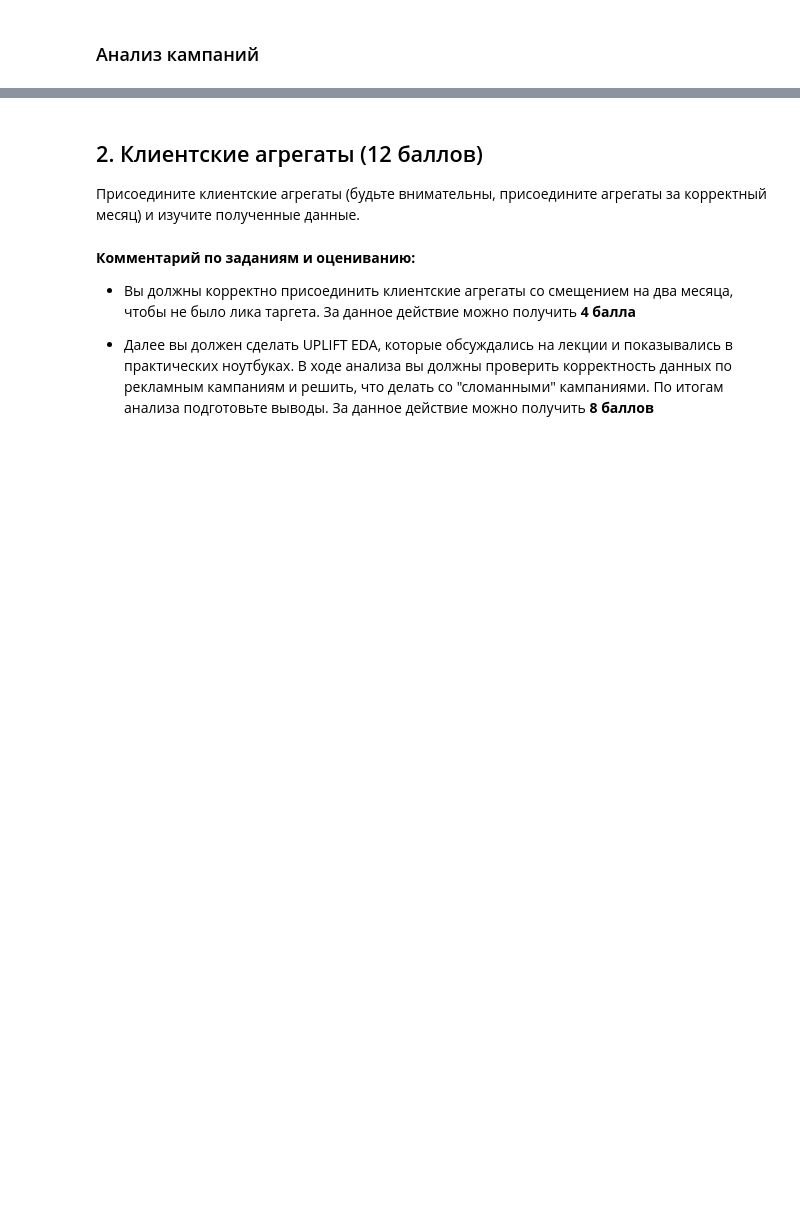
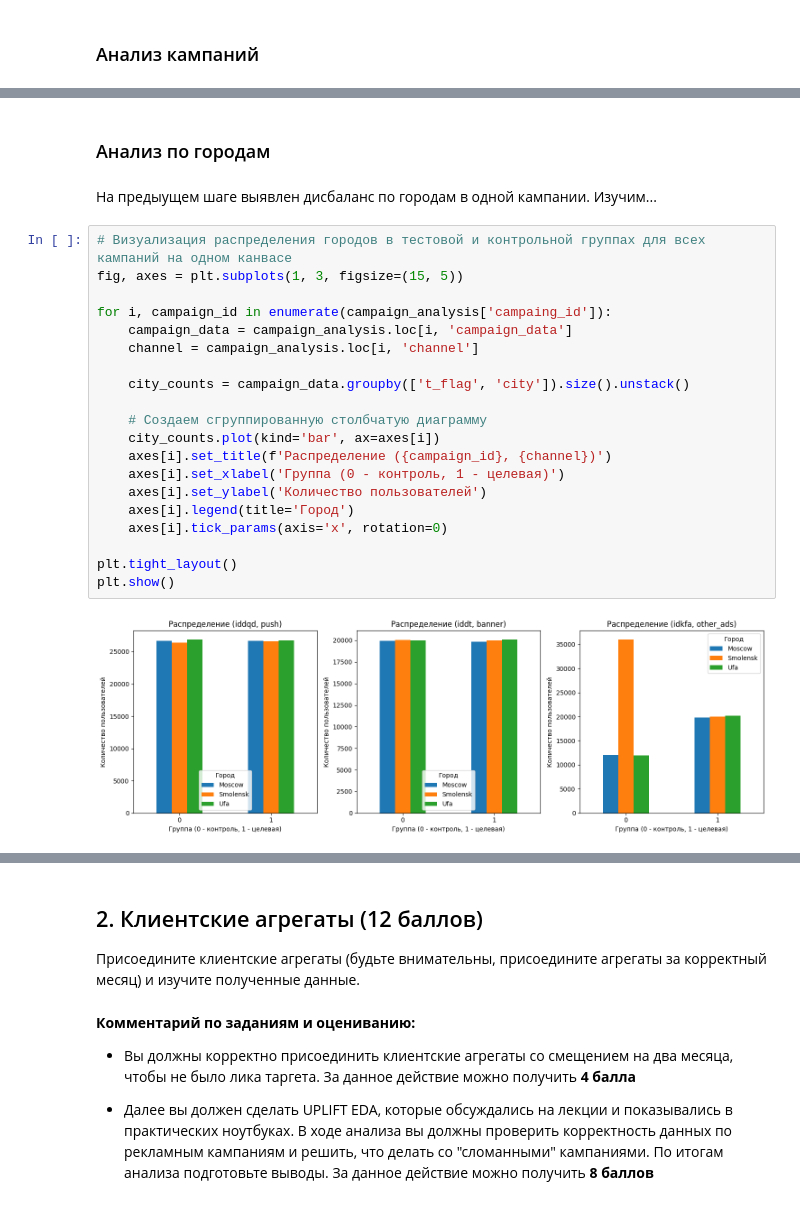
Before and after one commit to psaw/hse-ai24-ml, a Jupyter notebook: hw-6/AI_HW6_uplift.ipynb, the cells around one changed output, grey strips where cells are left out. Saved outputs shown, nothing was run; the diff lists cells and outputs as text; blank space fills up the shorter version.

```diff
--- a/hw-6/AI_HW6_uplift.ipynb
+++ b/hw-6/AI_HW6_uplift.ipynb
@@ -373,3 +345,29 @@ campaign_analysis[['campaing_id', 'channel', 'treatment_size', 'control_size', '
 | 0 | iddqd | push | 80000 | 80000 | 0.601738 | 0.202150 | 0.399588 | ... |
 | 1 | iddt | banner | 60000 | 60000 | 0.602717 | 0.400733 | 0.201983 | ... |
 | 2 | idkfa | other_ads | 60000 | 60000 | 0.602717 | 0.400733 | 0.201983 | ... |
+# %% [markdown]
+### Анализ по городам
+# %% [markdown]
+На предыущем шаге выявлен дисбаланс по городам в одной кампании. Изучим...
+# %%
+# Визуализация распределения городов в тестовой и контрольной группах для всех кампаний на одном канвасе
+fig, axes = plt.subplots(1, 3, figsize=(15, 5))
+
+for i, campaign_id in enumerate(campaign_analysis['campaing_id']):
+    campaign_data = campaign_analysis.loc[i, 'campaign_data']
+    channel = campaign_analysis.loc[i, 'channel']
+
+    city_counts = campaign_data.groupby(['t_flag', 'city']).size().unstack()
+
+    # Создаем сгруппированную столбчатую диаграмму
+    city_counts.plot(kind='bar', ax=axes[i])
+    axes[i].set_title(f'Распределение ({campaign_id}, {channel})')
+    axes[i].set_xlabel('Группа (0 - контроль, 1 - целевая)')
+    axes[i].set_ylabel('Количество пользователей')
+    axes[i].legend(title='Город')
+    axes[i].tick_params(axis='x', rotation=0)
+
+plt.tight_layout()
+plt.show()
+# %% [output]
+[figure, added]
```
Also changed, not shown: parts of 30 cells of this notebook, 3 other files.
